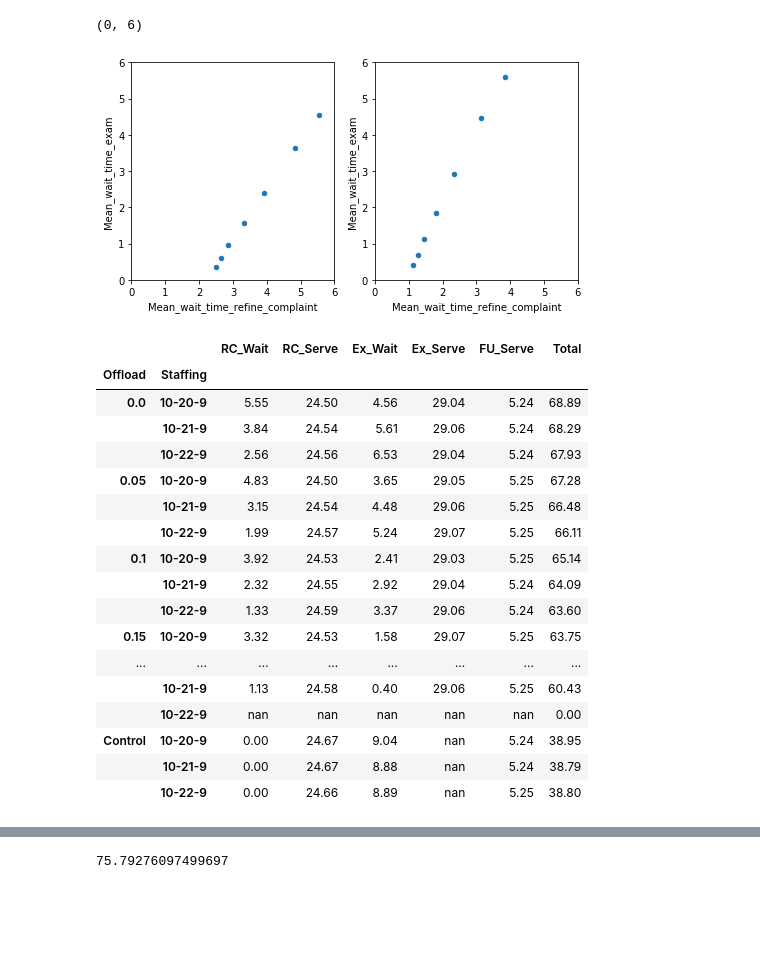
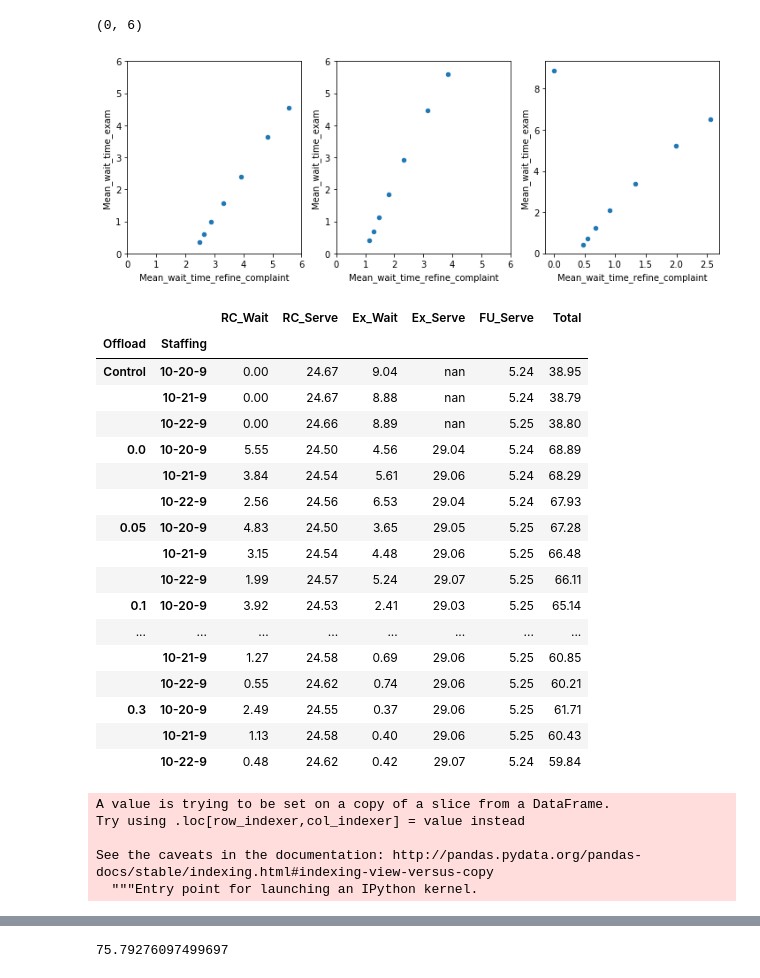
Before and after one commit to jbachlombardo/med-center-simulations, a Jupyter notebook: 11_offload_analysis.ipynb, the cells around one changed output, grey strips where cells are left out. Saved outputs shown, nothing was run; the diff lists cells and outputs as text; code cells hidden in the pictures; blank space fills up the shorter version.

```diff
--- a/11_offload_analysis.ipynb
+++ b/11_offload_analysis.ipynb
@@ -13,7 +13,7 @@ data = pd.read_csv('Results of sims/Sims/200614_offload_alldata.csv', index_col
 data['Offload'] = data['Offload'].replace('0.25', 0.25)
 # %%
 data['Offload'] = pd.Categorical(data['Offload'])
-data['Offload'] = data['Offload'].cat.set_categories(['Control', 0, 0.05, 0.1, 0.15, 0.2, 0.25, 0.3], ordered=True)
+data['Offload'] = data['Offload'].cat.set_categories(['Control', 0.00, 0.05, 0.10, 0.15, 0.20, 0.25, 0.30], ordered=True)
 # %%
 data.shape
 # %% [output]
@@ -115,6 +121,7 @@ data.groupby(['Offload', 'Staffing'])[fs_steps].quantile([0.05, 0.95]).T
 # %%
 df_staffing_10209 = data[data['Staffing'] == '10-20-9']
 df_staffing_10219 = data[data['Staffing'] == '10-21-9']
+df_staffing_10229 = data[data['Staffing'] == '10-22-9']
 # %%
 sns.lmplot(data = df_staffing_10209, x = 'Mean_wait_time_refine_complaint', y = 'Mean_wait_time_exam', hue = 'Offload', scatter_kws = {'alpha': 0.05})
 # %% [output]
@@ -132,14 +142,15 @@ plt.show()
 # %%
-fig, (ax1, ax2) = plt.subplots(ncols = 2, figsize = (8, 4))
+fig, (ax1, ax2, ax3) = plt.subplots(ncols = 3, figsize = (12, 4))
 df_staffing_10209.groupby('Offload')[fs_steps].mean().plot.scatter(x = 'Mean_wait_time_refine_complaint', y = 'Mean_wait_time_exam', ax = ax1)
 df_staffing_10219.groupby('Offload')[fs_steps].mean().plot.scatter(x = 'Mean_wait_time_refine_complaint', y = 'Mean_wait_time_exam', ax = ax2)
+df_staffing_10229.groupby('Offload')[fs_steps].mean().plot.scatter(x = 'Mean_wait_time_refine_complaint', y = 'Mean_wait_time_exam', ax = ax3)
 ax1.set_xlim(0, 6)
 ax1.set_ylim(0, 6)
 ax2.set_xlim(0, 6)
 ax2.set_ylim(0, 6)
 # %% [output]
 (0, 6)
-[figure, old version]
+[figure, new version]
 # %%
 fs_work_time = ['Mean_wait_time_refine_complaint', 'Mean_serve_time_refine_complaint', 'Mean_wait_time_exam', 'Mean_serve_time_exam_flow_staff', 'Mean_serve_time_follow_up']
 # %%
@@ -153,6 +164,9 @@ fs_workpath
 # %% [output]
 |  |  | RC_Wait | RC_Serve | Ex_Wait | Ex_Serve | FU_Serve | Total |
 | Offload | Staffing |  |  |  |  |  |  |
+| Control | 10-20-9 | 0.00 | 24.67 | 9.04 | nan | 5.24 | 38.95 |
+|  | 10-21-9 | 0.00 | 24.67 | 8.88 | nan | 5.24 | 38.79 |
+|  | 10-22-9 | 0.00 | 24.66 | 8.89 | nan | 5.25 | 38.80 |
 | 0.0 | 10-20-9 | 5.55 | 24.50 | 4.56 | 29.04 | 5.24 | 68.89 |
 |  | 10-21-9 | 3.84 | 24.54 | 5.61 | 29.06 | 5.24 | 68.29 |
 |  | 10-22-9 | 2.56 | 24.56 | 6.53 | 29.04 | 5.24 | 67.93 |
@@ -160,12 +174,9 @@ fs_workpath
 |  | 10-21-9 | 3.15 | 24.54 | 4.48 | 29.06 | 5.25 | 66.48 |
 |  | 10-22-9 | 1.99 | 24.57 | 5.24 | 29.07 | 5.25 | 66.11 |
 | 0.1 | 10-20-9 | 3.92 | 24.53 | 2.41 | 29.03 | 5.25 | 65.14 |
-|  | 10-21-9 | 2.32 | 24.55 | 2.92 | 29.04 | 5.24 | 64.09 |
-|  | 10-22-9 | 1.33 | 24.59 | 3.37 | 29.06 | 5.24 | 63.60 |
-| 0.15 | 10-20-9 | 3.32 | 24.53 | 1.58 | 29.07 | 5.25 | 63.75 |
 | ... | ... | ... | ... | ... | ... | ... | ... |
+|  | 10-21-9 | 1.27 | 24.58 | 0.69 | 29.06 | 5.25 | 60.85 |
+|  | 10-22-9 | 0.55 | 24.62 | 0.74 | 29.06 | 5.25 | 60.21 |
+| 0.3 | 10-20-9 | 2.49 | 24.55 | 0.37 | 29.06 | 5.25 | 61.71 |
 |  | 10-21-9 | 1.13 | 24.58 | 0.40 | 29.06 | 5.25 | 60.43 |
-|  | 10-22-9 | nan | nan | nan | nan | nan | 0.00 |
-| Control | 10-20-9 | 0.00 | 24.67 | 9.04 | nan | 5.24 | 38.95 |
-|  | 10-21-9 | 0.00 | 24.67 | 8.88 | nan | 5.24 | 38.79 |
-|  | 10-22-9 | 0.00 | 24.66 | 8.89 | nan | 5.25 | 38.80 |
+|  | 10-22-9 | 0.48 | 24.62 | 0.42 | 29.07 | 5.24 | 59.84 |
@@ -172 +185,9 @@ fs_workpath
+# %%
+df_waits_cols['FS_Step_wait'] = df_waits_cols[['Mean_wait_time_refine_complaint', 'Mean_wait_time_exam']].sum(axis = 1)
+# %% [output]
+A value is trying to be set on a copy of a slice from a DataFrame.
+Try using .loc[row_indexer,col_indexer] = value instead
+
+See the caveats in the documentation: http://pandas.pydata.org/pandas-docs/stable/indexing.html#indexing-view-versus-copy
+  """Entry point for launching an IPython kernel.
 # %%
```
Also changed, not shown: parts of 19 cells of this notebook, 1 other file.
